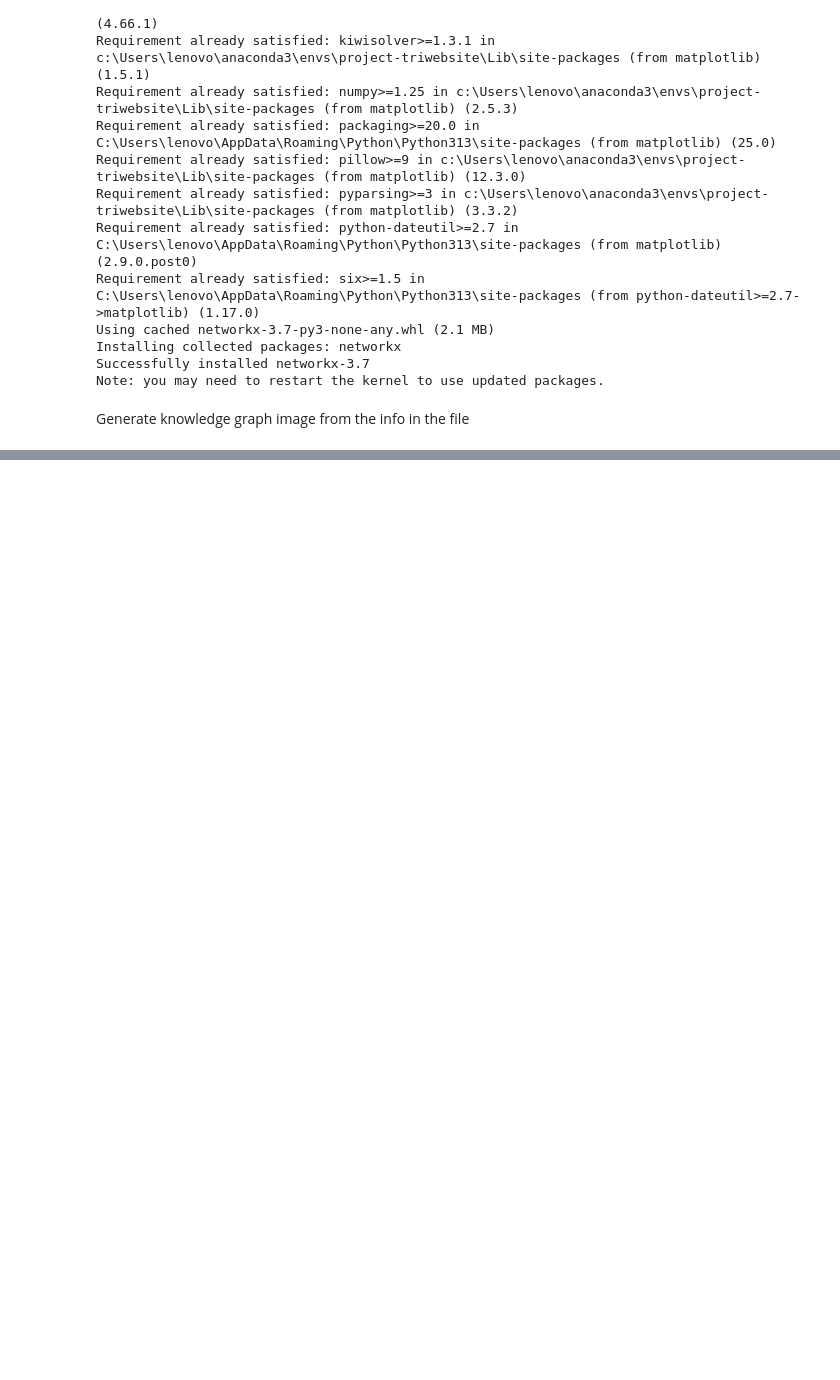
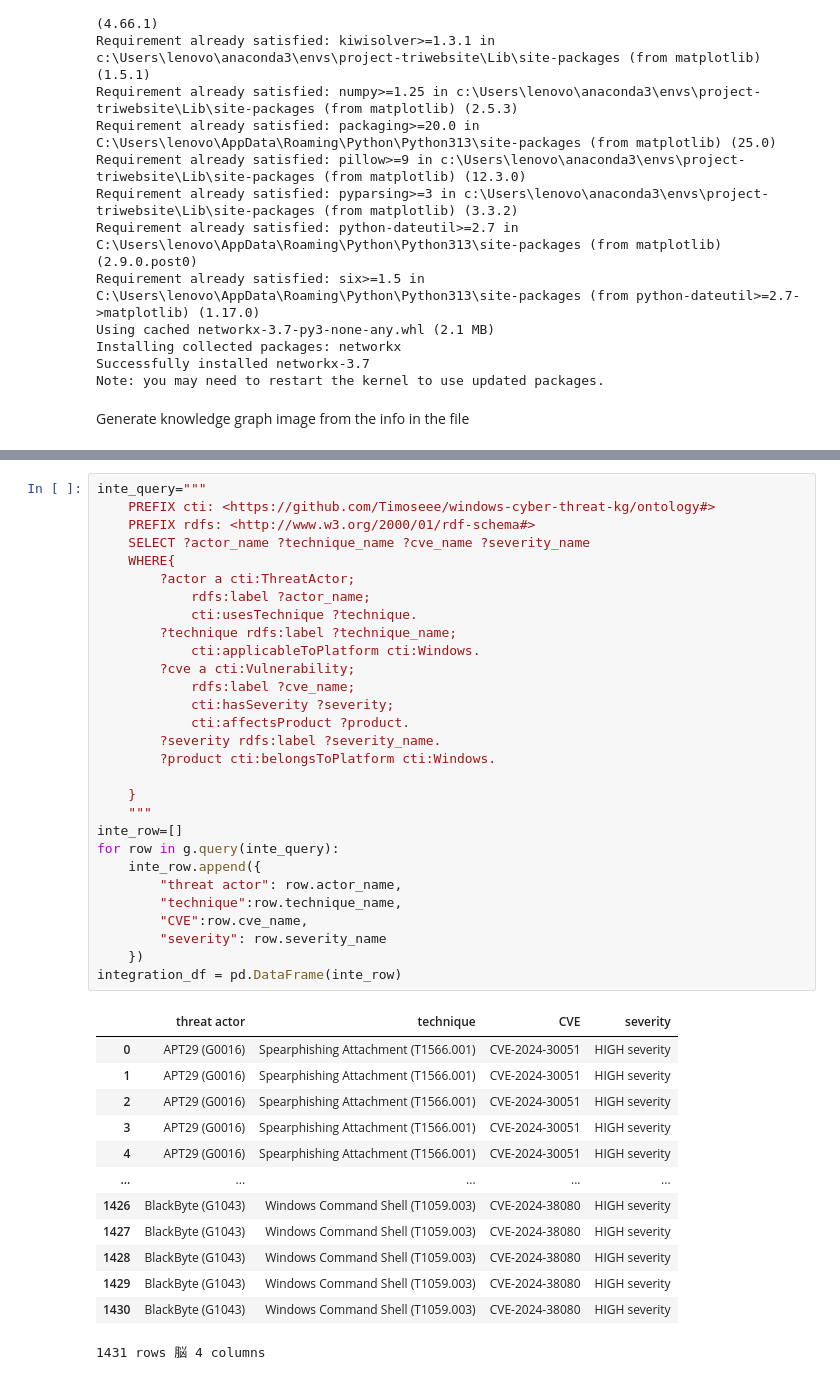
Before and after one commit to Timoseee/windows-cyber-threat-kg, a Jupyter notebook: analysis.ipynb, the cells around one changed output, grey strips where cells are left out. Drawn from its saved outputs; the diff is of its cells as text; blank space fills up the shorter version.

```diff
--- a/analysis.ipynb
+++ b/analysis.ipynb
@@ -175,0 +165,43 @@ plt.show()
+# %%
+inte_query="""
+    PREFIX cti: <https://github.com/Timoseee/windows-cyber-threat-kg/ontology#>
+    PREFIX rdfs: <http://www.w3.org/2000/01/rdf-schema#>
+    SELECT ?actor_name ?technique_name ?cve_name ?severity_name
+    WHERE{
+        ?actor a cti:ThreatActor;
+            rdfs:label ?actor_name;
+            cti:usesTechnique ?technique.
+        ?technique rdfs:label ?technique_name;
+            cti:applicableToPlatform cti:Windows.
+        ?cve a cti:Vulnerability;
+            rdfs:label ?cve_name;
+            cti:hasSeverity ?severity;
+            cti:affectsProduct ?product.
+        ?severity rdfs:label ?severity_name.
+        ?product cti:belongsToPlatform cti:Windows.
+
+    }
+    """
+inte_row=[]
+for row in g.query(inte_query):
+    inte_row.append({
+        "threat actor": row.actor_name,
+        "technique":row.technique_name,
+        "CVE":row.cve_name,
+        "severity": row.severity_name
+    })
+integration_df = pd.DataFrame(inte_row)
+# %% [output]
+|  | threat actor | technique | CVE | severity |
+| 0 | APT29 (G0016) | Spearphishing Attachment (T1566.001) | CVE-2024-30051 | HIGH severity |
+| 1 | APT29 (G0016) | Spearphishing Attachment (T1566.001) | CVE-2024-30051 | HIGH severity |
+| 2 | APT29 (G0016) | Spearphishing Attachment (T1566.001) | CVE-2024-30051 | HIGH severity |
+| 3 | APT29 (G0016) | Spearphishing Attachment (T1566.001) | CVE-2024-30051 | HIGH severity |
+| 4 | APT29 (G0016) | Spearphishing Attachment (T1566.001) | CVE-2024-30051 | HIGH severity |
+| ... | ... | ... | ... | ... |
+| 1426 | BlackByte (G1043) | Windows Command Shell (T1059.003) | CVE-2024-38080 | HIGH severity |
+| 1427 | BlackByte (G1043) | Windows Command Shell (T1059.003) | CVE-2024-38080 | HIGH severity |
+| 1428 | BlackByte (G1043) | Windows Command Shell (T1059.003) | CVE-2024-38080 | HIGH severity |
+| 1429 | BlackByte (G1043) | Windows Command Shell (T1059.003) | CVE-2024-38080 | HIGH severity |
+| 1430 | BlackByte (G1043) | Windows Command Shell (T1059.003) | CVE-2024-38080 | HIGH severity |
+1431 rows 脳 4 columns
```
Also changed, not shown: parts of 4 cells of this notebook.
